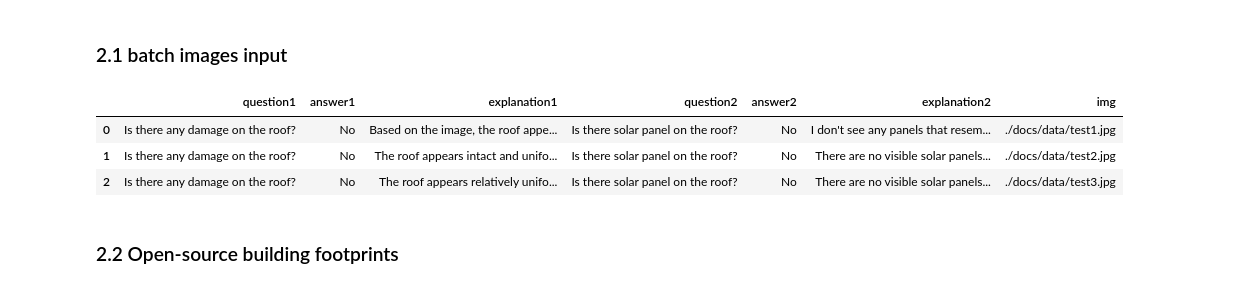
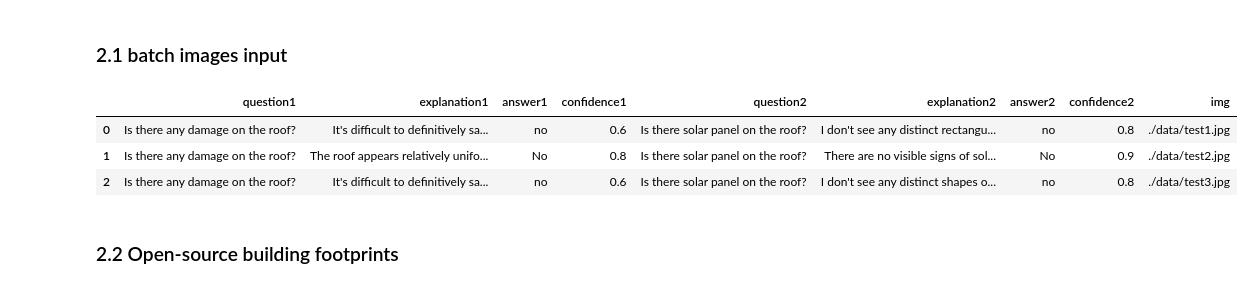
Before and after one commit to billbillbilly/urbanworm, a Jupyter notebook: docs/example.ipynb, the cells around one changed output. Cells and saved outputs as stored; diff of their text form; code cells hidden in the pictures.

```diff
--- a/docs/example.ipynb
+++ b/docs/example.ipynb
@@ -58,6 +58,7 @@ The response format can be customized. In the example below, "explanation" is re
 # specify the new schema in a dictionary
 schema = {
     "question": (str, ...),
+    "explanation": (str, ...),
     "answer": (str, ...),
     "confidence": (float, ...),
 }
@@ -91,22 +92,23 @@ res['question'], res['answer'], res['confidence']
 ### 2.1 batch images input
 # %%
 imgs = ['./data/test1.jpg', './data/test2.jpg', './data/test3.jpg',]
-data = UrbanDataSet(images = imgs)
+CustomResponse = create_format(schema)
+data = UrbanDataSet(images = imgs, format=CustomResponse)
 system = '''
     Given a top view image, you are going to roughly estimate house conditions. Your answer should be based only on your observation.
-    The format of your response must include question, answer (yes or no), explaination (within 50 words)
+    The format of your response must include question, answer (yes or no), explanation (within 50 words), confidence (0-1)
 '''
 prompt = '''
-    Is there any damage on the roof?
-    Is there solar panel on the roof?
+    Question 1: Is there any damage on the roof?
+    Question 2: Is there solar panel on the roof?
 '''
 res = data.loopImgChat(system=system, prompt=prompt, output_df=True)
 res
 # %% [output]
-|  | question1 | answer1 | explanation1 | question2 | answer2 | explanation2 | img |
-| 0 | Is there any damage on the roof? | No | Based on the image, the roof appe... | Is there solar panel on the roof? | No | I don't see any panels that resem... | ./docs/data/test1.jpg |
-| 1 | Is there any damage on the roof? | No | The roof appears intact and unifo... | Is there solar panel on the roof? | No | There are no visible solar panels... | ./docs/data/test2.jpg |
-| 2 | Is there any damage on the roof? | No | The roof appears relatively unifo... | Is there solar panel on the roof? | No | There are no visible solar panels... | ./docs/data/test3.jpg |
+|  | question1 | explanation1 | answer1 | confidence1 | question2 | explanation2 | answer2 | confidence2 | img |
+| 0 | Is there any damage on the roof? | It's difficult to definitively sa... | no | 0.6 | Is there solar panel on the roof? | I don't see any distinct rectangu... | no | 0.8 | ./data/test1.jpg |
+| 1 | Is there any damage on the roof? | The roof appears relatively unifo... | No | 0.8 | Is there solar panel on the roof? | There are no visible signs of sol... | No | 0.9 | ./data/test2.jpg |
+| 2 | Is there any damage on the roof? | It's difficult to definitively sa... | no | 0.6 | Is there solar panel on the roof? | I don't see any distinct shapes o... | no | 0.8 | ./data/test3.jpg |
 # %% [markdown]
 ### 2.2 Open-source building footprints
 # %%
```
Also changed, not shown: parts of 2 cells of this notebook.
